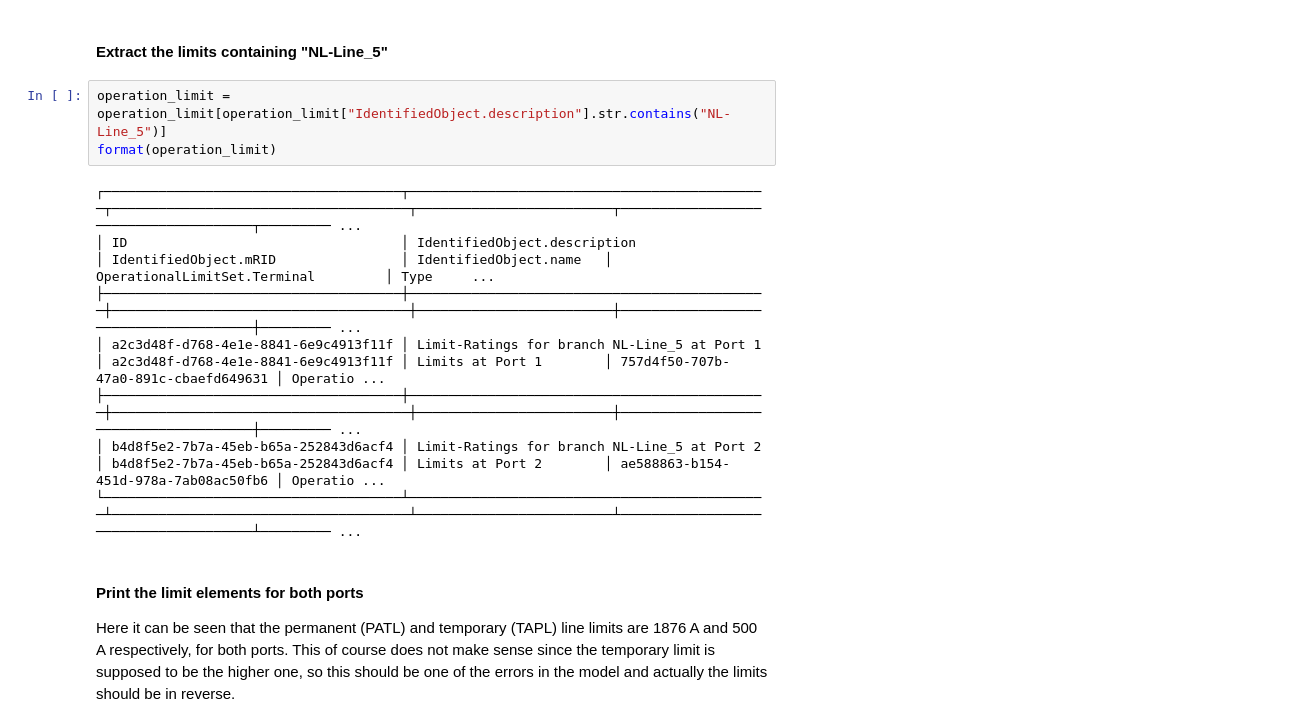
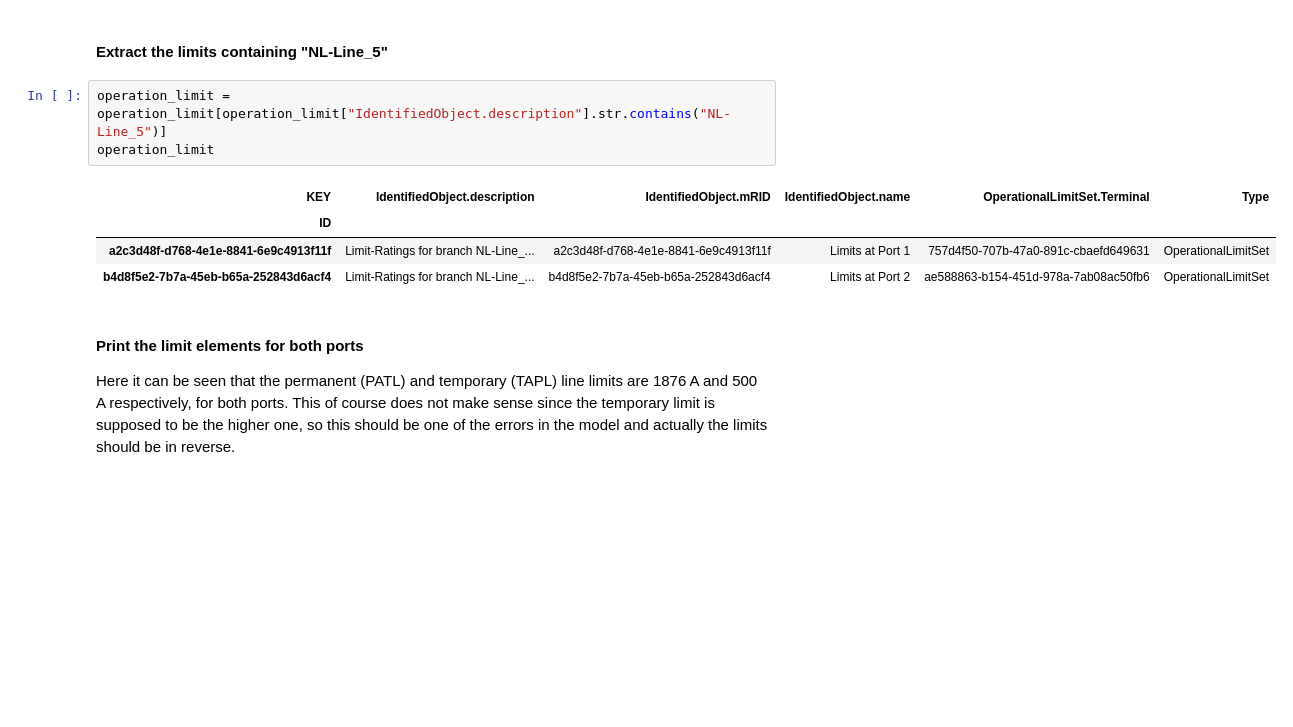
Before and after one commit to KevinRapo/Test_tasks_RCC_KevinRapo, a Jupyter notebook: task2/task2_.ipynb, the cells around one changed output. Drawn from its saved outputs; the diff is of its cells as text; blank space fills up the shorter version.

```diff
--- a/task2/task2_.ipynb
+++ b/task2/task2_.ipynb
@@ -225,15 +213,12 @@ operation_limit
 #### Extract the limits containing "NL-Line_5"
 # %%
 operation_limit = operation_limit[operation_limit["IdentifiedObject.description"].str.contains("NL-Line_5")]
-format(operation_limit)
+operation_limit
 # %% [output]
-┌──────────────────────────────────────┬──────────────────────────────────────────────┬──────────────────────────────────────┬─────────────────────────┬──────────────────────────────────────┬───────── ...
-│ ID                                   │ IdentifiedObject.description                 │ IdentifiedObject.mRID                │ IdentifiedObject.name   │ OperationalLimitSet.Terminal         │ Type     ...
-├──────────────────────────────────────┼──────────────────────────────────────────────┼──────────────────────────────────────┼─────────────────────────┼──────────────────────────────────────┼───────── ...
-│ a2c3d48f-d768-4e1e-8841-6e9c4913f11f │ Limit-Ratings for branch NL-Line_5 at Port 1 │ a2c3d48f-d768-4e1e-8841-6e9c4913f11f │ Limits at Port 1        │ 757d4f50-707b-47a0-891c-cbaefd649631 │ Operatio ...
-├──────────────────────────────────────┼──────────────────────────────────────────────┼──────────────────────────────────────┼─────────────────────────┼──────────────────────────────────────┼───────── ...
-│ b4d8f5e2-7b7a-45eb-b65a-252843d6acf4 │ Limit-Ratings for branch NL-Line_5 at Port 2 │ b4d8f5e2-7b7a-45eb-b65a-252843d6acf4 │ Limits at Port 2        │ ae588863-b154-451d-978a-7ab08ac50fb6 │ Operatio ...
-└──────────────────────────────────────┴──────────────────────────────────────────────┴──────────────────────────────────────┴─────────────────────────┴──────────────────────────────────────┴───────── ...
+| KEY | IdentifiedObject.description | IdentifiedObject.mRID | IdentifiedObject.name | OperationalLimitSet.Terminal | Type |
+| ID |  |  |  |  |  |
+| a2c3d48f-d768-4e1e-8841-6e9c4913f11f | Limit-Ratings for branch NL-Line_... | a2c3d48f-d768-4e1e-8841-6e9c4913f11f | Limits at Port 1 | 757d4f50-707b-47a0-891c-cbaefd649631 | OperationalLimitSet |
+| b4d8f5e2-7b7a-45eb-b65a-252843d6acf4 | Limit-Ratings for branch NL-Line_... | b4d8f5e2-7b7a-45eb-b65a-252843d6acf4 | Limits at Port 2 | ae588863-b154-451d-978a-7ab08ac50fb6 | OperationalLimitSet |
 # %% [markdown]
 #### Print the limit elements for both ports
 
```
Also changed, not shown: parts of 9 cells of this notebook, 1 other file.
